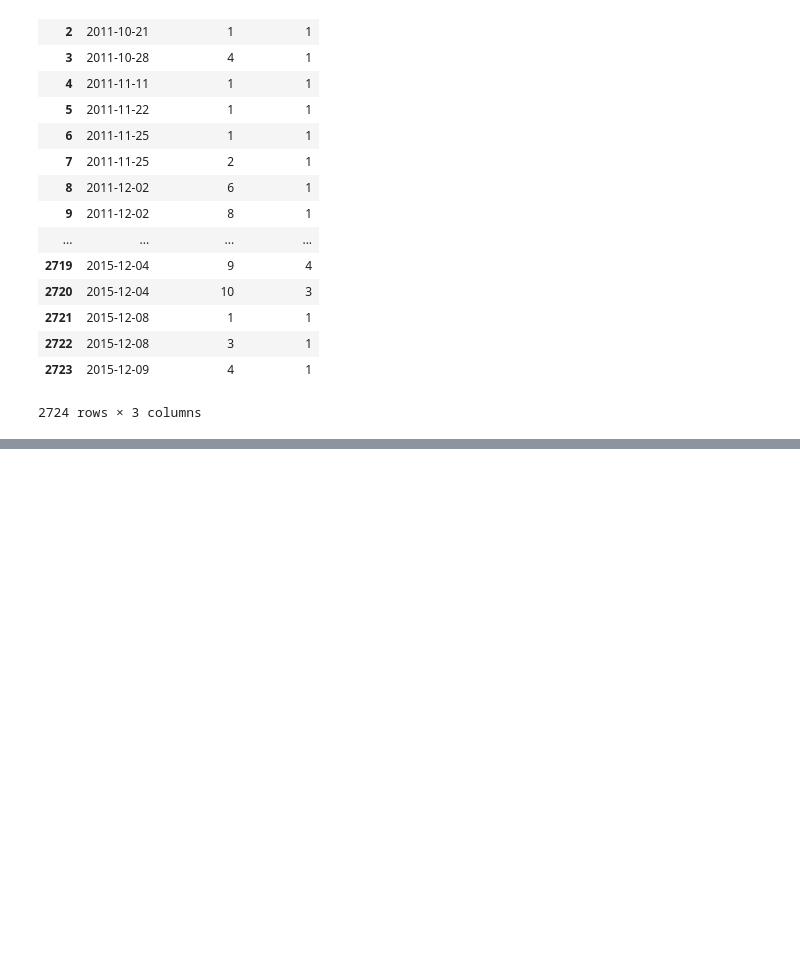
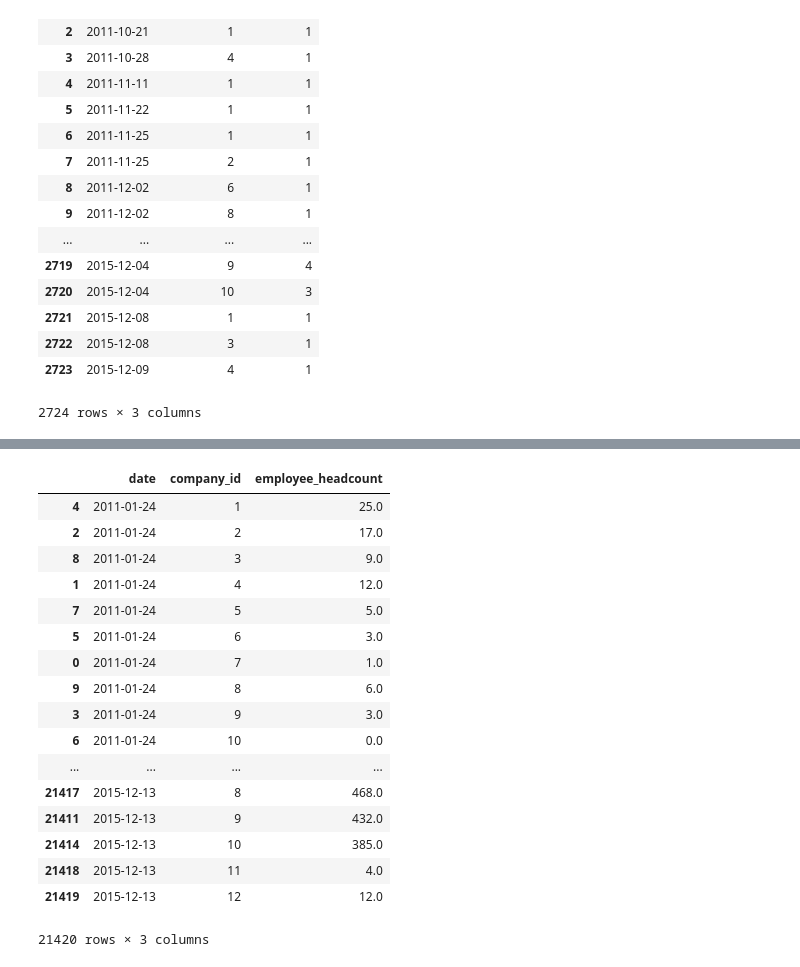
Before and after one commit to yutsai84/Datachallenge, a Jupyter notebook: Employee Retention.ipynb, the cells around one changed output, grey strips where cells are left out. Saved outputs shown, nothing was run; the diff lists cells and outputs as text; code cells hidden in the pictures; blank space fills up the shorter version.

```diff
--- a/Employee Retention.ipynb
+++ b/Employee Retention.ipynb
@@ -234,0 +338,23 @@ df_quit
+# %%
+result['employee_headcount'] = result['join_cum_sum'] - result['quit_cum_sum']
+headcount_final = result[['date','company_id','employee_headcount']]
+headcount_final
+# %% [output]
+|  | date | company_id | employee_headcount |
+| 4 | 2011-01-24 | 1 | 25.0 |
+| 2 | 2011-01-24 | 2 | 17.0 |
+| 8 | 2011-01-24 | 3 | 9.0 |
+| 1 | 2011-01-24 | 4 | 12.0 |
+| 7 | 2011-01-24 | 5 | 5.0 |
+| 5 | 2011-01-24 | 6 | 3.0 |
+| 0 | 2011-01-24 | 7 | 1.0 |
+| 9 | 2011-01-24 | 8 | 6.0 |
+| 3 | 2011-01-24 | 9 | 3.0 |
+| 6 | 2011-01-24 | 10 | 0.0 |
+| ... | ... | ... | ... |
+| 21417 | 2015-12-13 | 8 | 468.0 |
+| 21411 | 2015-12-13 | 9 | 432.0 |
+| 21414 | 2015-12-13 | 10 | 385.0 |
+| 21418 | 2015-12-13 | 11 | 4.0 |
+| 21419 | 2015-12-13 | 12 | 12.0 |
+21420 rows × 3 columns
```
Also changed, not shown: parts of 10 cells of this notebook.
